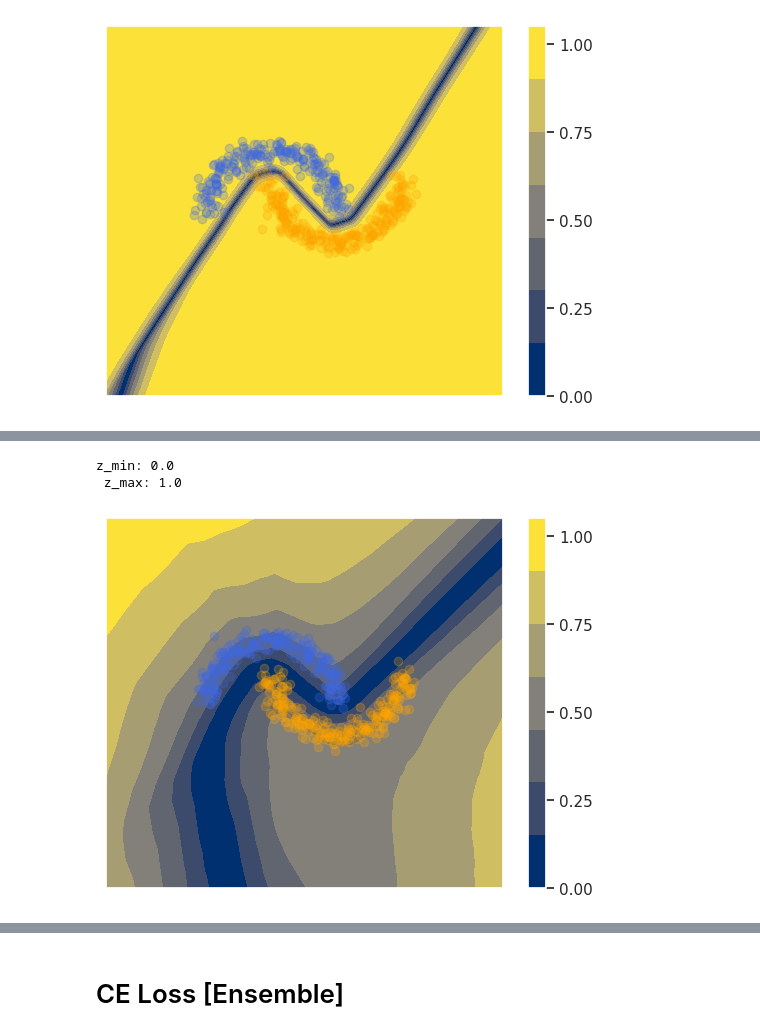
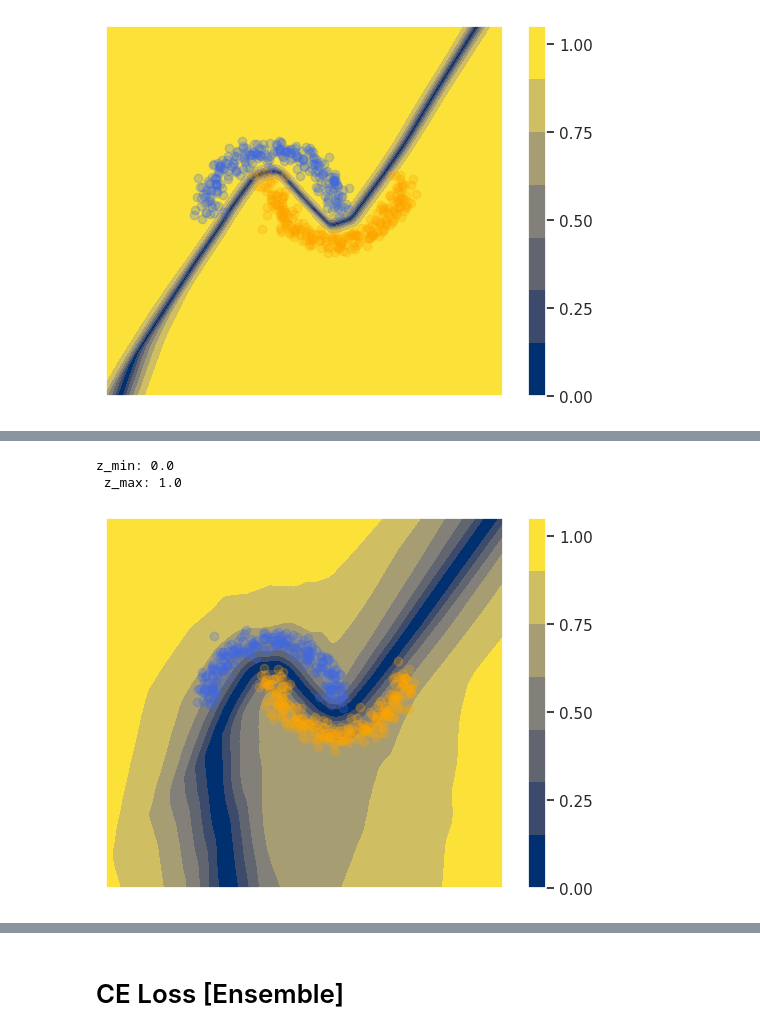
Before and after one commit to ivanovsdesign/duq_uncertainty_visualization, a Jupyter notebook: two_moons_ce_uanll.ipynb, the cells around one changed output, grey strips where cells are left out. Cells and saved outputs as stored; diff of their text form; code cells hidden in the pictures.

```diff
--- a/two_moons_ce_uanll.ipynb
+++ b/two_moons_ce_uanll.ipynb
@@ -325,7 +325,7 @@ z_min: 0.0
 # %% [markdown]
 # CE Loss [Label Smoothing + WD experiments]
 # %%
-LS_exp = 0.6
+LS_exp = 0.4
 WD_exp = 1e-2
 # %%
 model = DynamicModel(input_dim, hidden_dim, output_dim, softmax = True)
@@ -380,9 +380,9 @@ Training Completed
 # %%
-plot_model_predictions(model, loss_title = f'CE_ls06_no_wd')
+plot_model_predictions(model, loss_title = f'CE_ls04_no_wd')
 # %% [output]
 z_min: 0.0
  z_max: 1.0
-[figure, old version]
+[figure, new version]
 # %%
 model = DynamicModel(input_dim, hidden_dim, output_dim, softmax = True)
 
```
Also changed, not shown: parts of 8 cells of this notebook.
